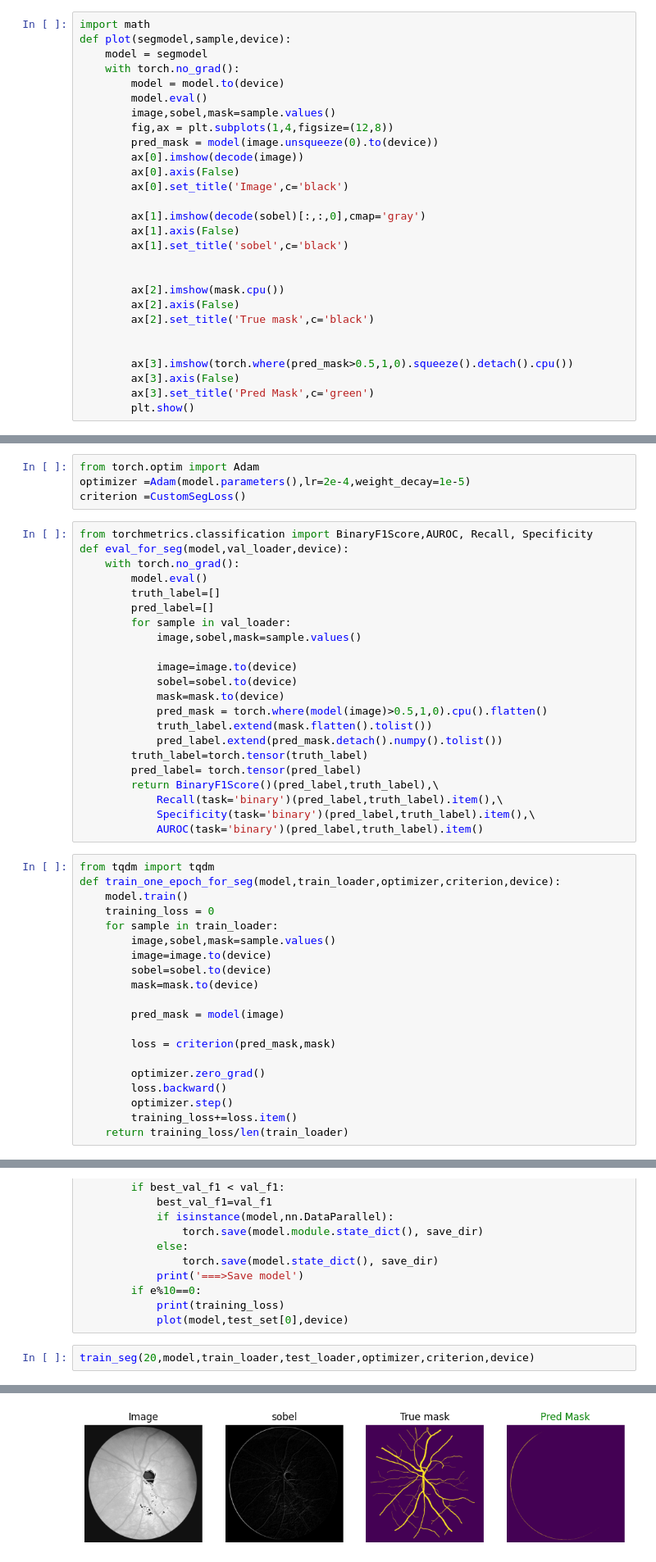
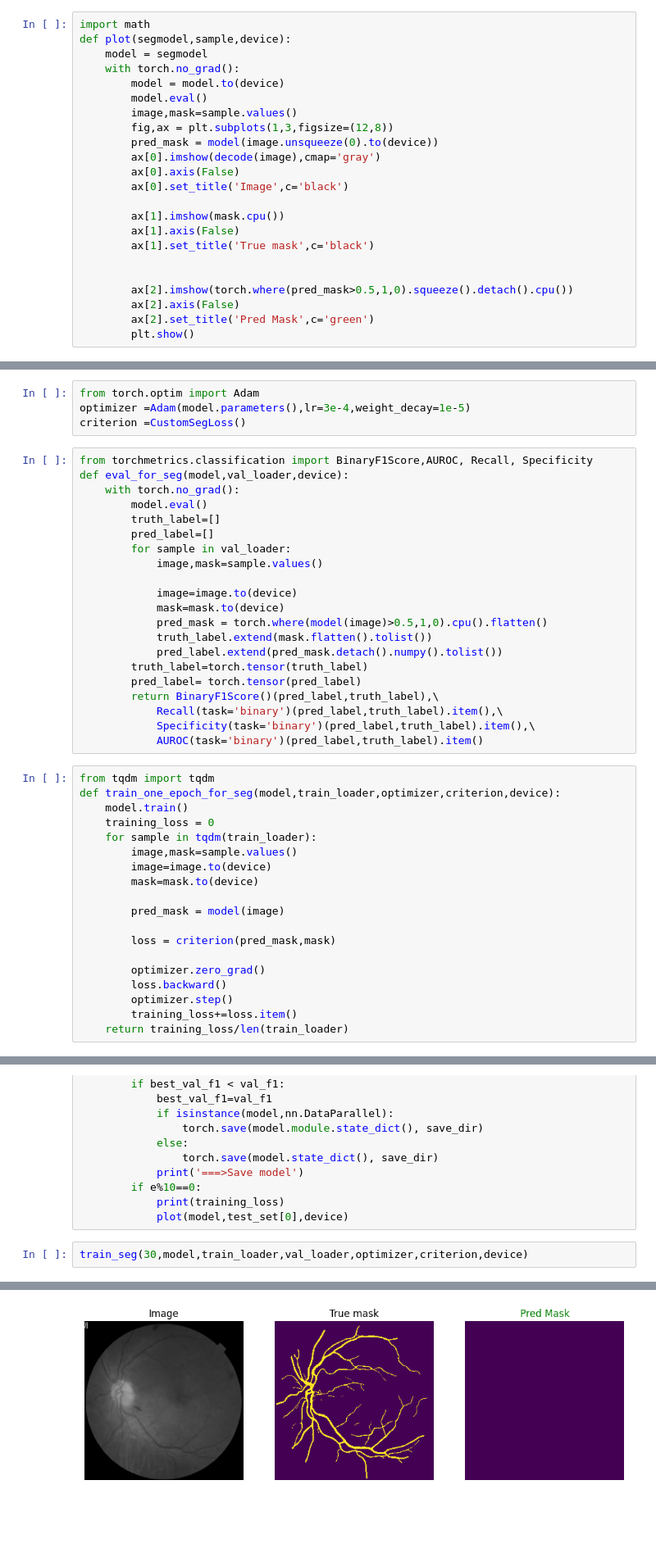
Before and after one commit to HuaTanSang/retinal-vessel-segmentation-forked, a Jupyter notebook: notebooks/Duy/test.ipynb, the cells around one changed output, grey strips where cells are left out. Shown at 82% size. Saved outputs shown, nothing was run; the diff lists cells and outputs as text; blank space fills up the shorter version.

```diff
--- a/notebooks/Duy/test.ipynb
+++ b/notebooks/Duy/test.ipynb
@@ -619,26 +226,21 @@ def plot(segmodel,sample,device):
     with torch.no_grad():
         model = model.to(device)
         model.eval()
-        image,sobel,mask=sample.values()
-        fig,ax = plt.subplots(1,4,figsize=(12,8))
+        image,mask=sample.values()
+        fig,ax = plt.subplots(1,3,figsize=(12,8))
         pred_mask = model(image.unsqueeze(0).to(device))
-        ax[0].imshow(decode(image))
+        ax[0].imshow(decode(image),cmap='gray')
         ax[0].axis(False)
         ax[0].set_title('Image',c='black')
 
-        ax[1].imshow(decode(sobel)[:,:,0],cmap='gray')
+        ax[1].imshow(mask.cpu())
         ax[1].axis(False)
-        ax[1].set_title('sobel',c='black')
+        ax[1].set_title('True mask',c='black')
 
 
-        ax[2].imshow(mask.cpu())
+        ax[2].imshow(torch.where(pred_mask>0.5,1,0).squeeze().detach().cpu())
         ax[2].axis(False)
-        ax[2].set_title('True mask',c='black')
-
-
-        ax[3].imshow(torch.where(pred_mask>0.5,1,0).squeeze().detach().cpu())
-        ax[3].axis(False)
-        ax[3].set_title('Pred Mask',c='green')
+        ax[2].set_title('Pred Mask',c='green')
         plt.show()
 # %%
 device = 'cuda:1' if torch.cuda.is_available() else 'cpu'
@@ -679,6 +279,6 @@ model = nn.DataParallel(model,device_ids=[1,2,3,0])
 # %%
 from torch.optim import Adam
-optimizer =Adam(model.parameters(),lr=2e-4,weight_decay=1e-5)
+optimizer =Adam(model.parameters(),lr=3e-4,weight_decay=1e-5)
 criterion =CustomSegLoss()
 # %%
 from torchmetrics.classification import BinaryF1Score,AUROC, Recall, Specificity
@@ -688,10 +288,9 @@ def eval_for_seg(model,val_loader,device):
         truth_label=[]
         pred_label=[]
         for sample in val_loader:
-            image,sobel,mask=sample.values()
+            image,mask=sample.values()
 
             image=image.to(device)
-            sobel=sobel.to(device)
             mask=mask.to(device)
             pred_mask = torch.where(model(image)>0.5,1,0).cpu().flatten()
             truth_label.extend(mask.flatten().tolist())
@@ -707,10 +306,9 @@ from tqdm import tqdm
 def train_one_epoch_for_seg(model,train_loader,optimizer,criterion,device):
     model.train()
     training_loss = 0
-    for sample in train_loader:
-        image,sobel,mask=sample.values()
+    for sample in tqdm(train_loader):
+        image,mask=sample.values()
         image=image.to(device)
-        sobel=sobel.to(device)
         mask=mask.to(device)
 
         pred_mask = model(image)
@@ -740,5 +338,5 @@ def train_seg(epochs,model,train_loader,val_loader,optimizer,criterion,device,sa
             print(training_loss)
             plot(model,test_set[0],device)
 # %%
-train_seg(20,model,train_loader,test_loader,optimizer,criterion,device)
+train_seg(30,model,train_loader,val_loader,optimizer,criterion,device)
 # %% [output]
@@ -748 +345 @@ Epoch [0/20]: training loss 0.4530753314495087 val f1 0.0001324336335528642 val
-[figure, old version]
+[figure, new version]
```
Also changed, not shown: parts of 52 cells of this notebook, 1 other file.
